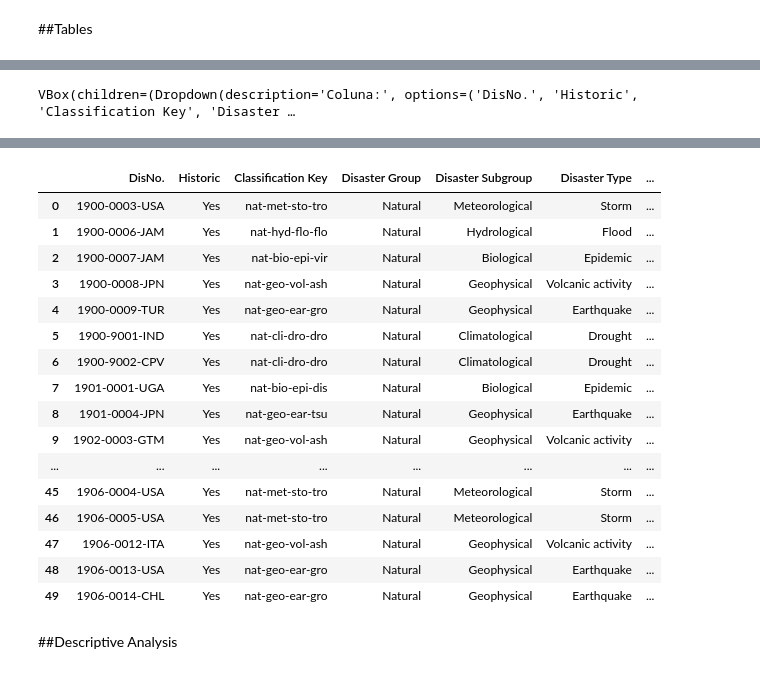
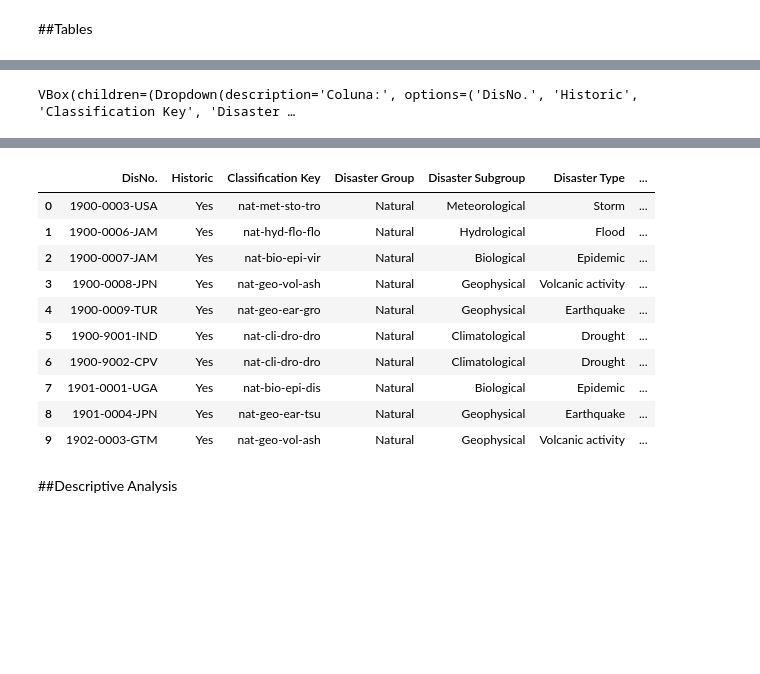
Before and after one commit to bsap16/world_s_disasters_analysis, a Jupyter notebook: Disasters.ipynb, the cells around one changed output, grey strips where cells are left out. Cells and saved outputs as stored; diff of their text form; code cells hidden in the pictures; blank space fills up the shorter version.

```diff
--- a/Disasters.ipynb
+++ b/Disasters.ipynb
@@ -263,8 +297,8 @@ technologic_disasters = pd.read_excel('technologic_disasters.xlsx')
 
 # Função para mostrar a tabela
 def show_table(page_number, technologic_disasters):
-    start_idx = (page_number - 1) * 50
-    end_idx = start_idx + 50
+    start_idx = (page_number - 1) * 10
+    end_idx = start_idx + 10
     display(technologic_disasters.iloc[start_idx:end_idx])
 
 # Função para atualizar a tabela com base na página selecionada
@@ -282,7 +316,7 @@ def on_search_clicked(b):
     else:
         technologic_disasters_filtered = technologic_disasters
 
-    page_selector.max = len(technologic_disasters_filtered) // 50 + 1
+    page_selector.max = len(technologic_disasters_filtered) // 10 + 1
     page_selector.value = 1  # Resetar para a primeira página
     show_table(1, technologic_disasters_filtered)
 
@@ -307,7 +341,7 @@ search_button.on_click(on_search_clicked)
 column_selector.observe(on_column_change, names='value')
 
 # Widget para selecionar a página
-page_selector = widgets.IntSlider(min=1, max=len(technologic_disasters) // 50 + 1, description='Página')
+page_selector = widgets.IntSlider(min=1, max=len(technologic_disasters) // 10 + 1, description='Página')
 page_selector.observe(on_page_change, names='value')
 
 
@@ -347,8 +375,8 @@ natural_disasters = pd.read_excel('natural_disasters.xlsx')
 
 # Função para mostrar a tabela
 def show_table(page_number, natural_disasters):
-    start_idx = (page_number - 1) * 50
-    end_idx = start_idx + 50
+    start_idx = (page_number - 1) * 10
+    end_idx = start_idx + 10
     display(natural_disasters.iloc[start_idx:end_idx])
 
 # Função para atualizar a tabela com base na página selecionada
@@ -366,7 +394,7 @@ def on_search_clicked(b):
     else:
         natural_disasters_filtered = natural_disasters
 
-    page_selector.max = len(natural_disasters_filtered) // 50 + 1
+    page_selector.max = len(natural_disasters_filtered) // 10 + 1
     page_selector.value = 1  # Resetar para a primeira página
     show_table(1, natural_disasters_filtered)
 
@@ -387,40 +415,34 @@ search_button = widgets.Button(description='Buscar')
 # Adiciona a funcionalidade ao botão de busca
 search_button.on_click(on_search_clicked)
 
 # Atualiza as opções de dados quando a coluna é alterada
 column_selector.observe(on_column_change, names='value')
 
 # Widget para selecionar a página
-page_selector = widgets.IntSlider(min=1, max=len(natural_disasters) // 50 + 1, description='Página')
+page_selector = widgets.IntSlider(min=1, max=len(natural_disasters) // 10 + 1, description='Página')
 page_selector.observe(on_page_change, names='value')
 
 
 # Exibe os widgets de busca e a tabela inicial
 search_widgets_ui = widgets.VBox([column_selector, value_input, search_button])
 display(search_widgets_ui)
 widgets_ui = widgets.VBox([page_selector])
 display(widgets_ui)
 show_table(1, natural_disasters_filtered)
 # %% [output]
 VBox(children=(Dropdown(description='Coluna:', options=('DisNo.', 'Historic', 'Classification Key', 'Disaster …
 [interactive output not drawn]
 |  | DisNo. | Historic | Classification Key | Disaster Group | Disaster Subgroup | Disaster Type | ... |
 | 0 | 1900-0003-USA | Yes | nat-met-sto-tro | Natural | Meteorological | Storm | ... |
 | 1 | 1900-0006-JAM | Yes | nat-hyd-flo-flo | Natural | Hydrological | Flood | ... |
 | 2 | 1900-0007-JAM | Yes | nat-bio-epi-vir | Natural | Biological | Epidemic | ... |
 | 3 | 1900-0008-JPN | Yes | nat-geo-vol-ash | Natural | Geophysical | Volcanic activity | ... |
 | 4 | 1900-0009-TUR | Yes | nat-geo-ear-gro | Natural | Geophysical | Earthquake | ... |
 | 5 | 1900-9001-IND | Yes | nat-cli-dro-dro | Natural | Climatological | Drought | ... |
 | 6 | 1900-9002-CPV | Yes | nat-cli-dro-dro | Natural | Climatological | Drought | ... |
 | 7 | 1901-0001-UGA | Yes | nat-bio-epi-dis | Natural | Biological | Epidemic | ... |
 | 8 | 1901-0004-JPN | Yes | nat-geo-ear-tsu | Natural | Geophysical | Earthquake | ... |
 | 9 | 1902-0003-GTM | Yes | nat-geo-vol-ash | Natural | Geophysical | Volcanic activity | ... |
-| ... | ... | ... | ... | ... | ... | ... | ... |
-| 45 | 1906-0004-USA | Yes | nat-met-sto-tro | Natural | Meteorological | Storm | ... |
-| 46 | 1906-0005-USA | Yes | nat-met-sto-tro | Natural | Meteorological | Storm | ... |
-| 47 | 1906-0012-ITA | Yes | nat-geo-vol-ash | Natural | Geophysical | Volcanic activity | ... |
-| 48 | 1906-0013-USA | Yes | nat-geo-ear-gro | Natural | Geophysical | Earthquake | ... |
-| 49 | 1906-0014-CHL | Yes | nat-geo-ear-gro | Natural | Geophysical | Earthquake | ... |
 # %% [markdown]
 ##Descriptive Analysis
 # %%
```
Also changed, not shown: parts of 19 cells of this notebook.
